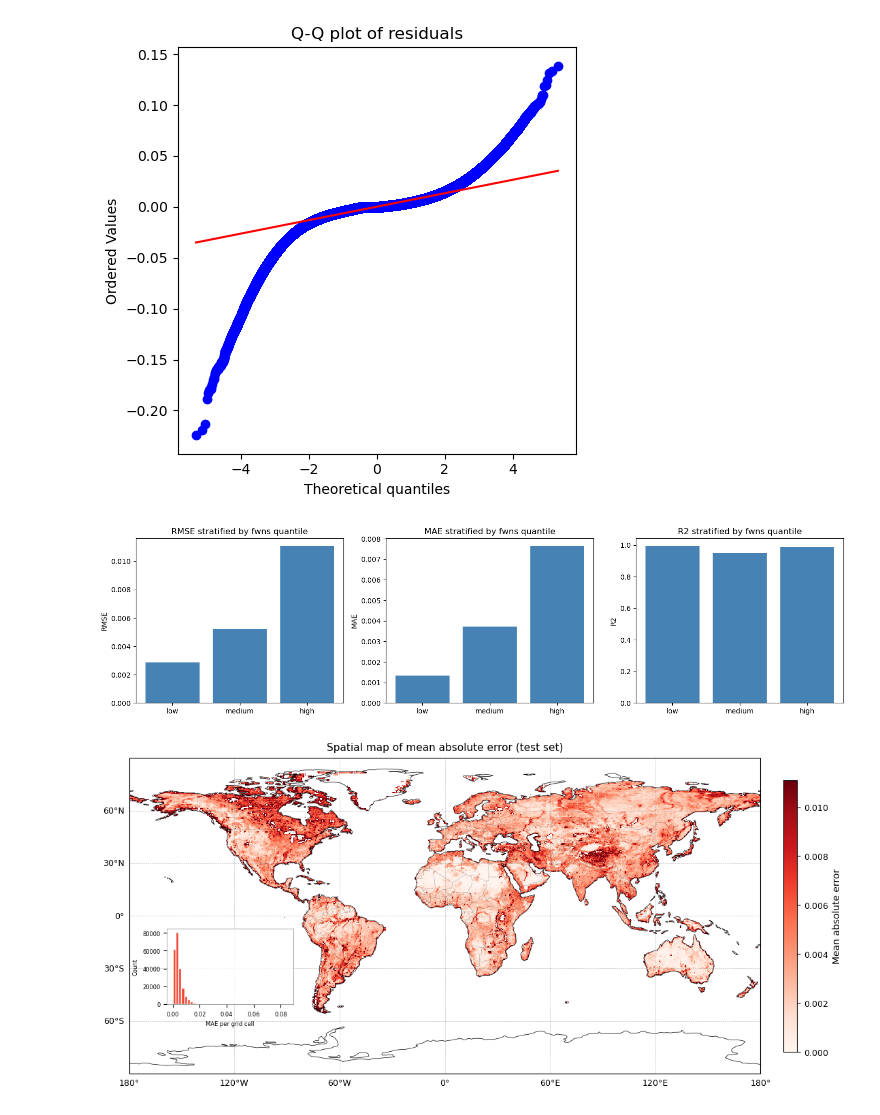
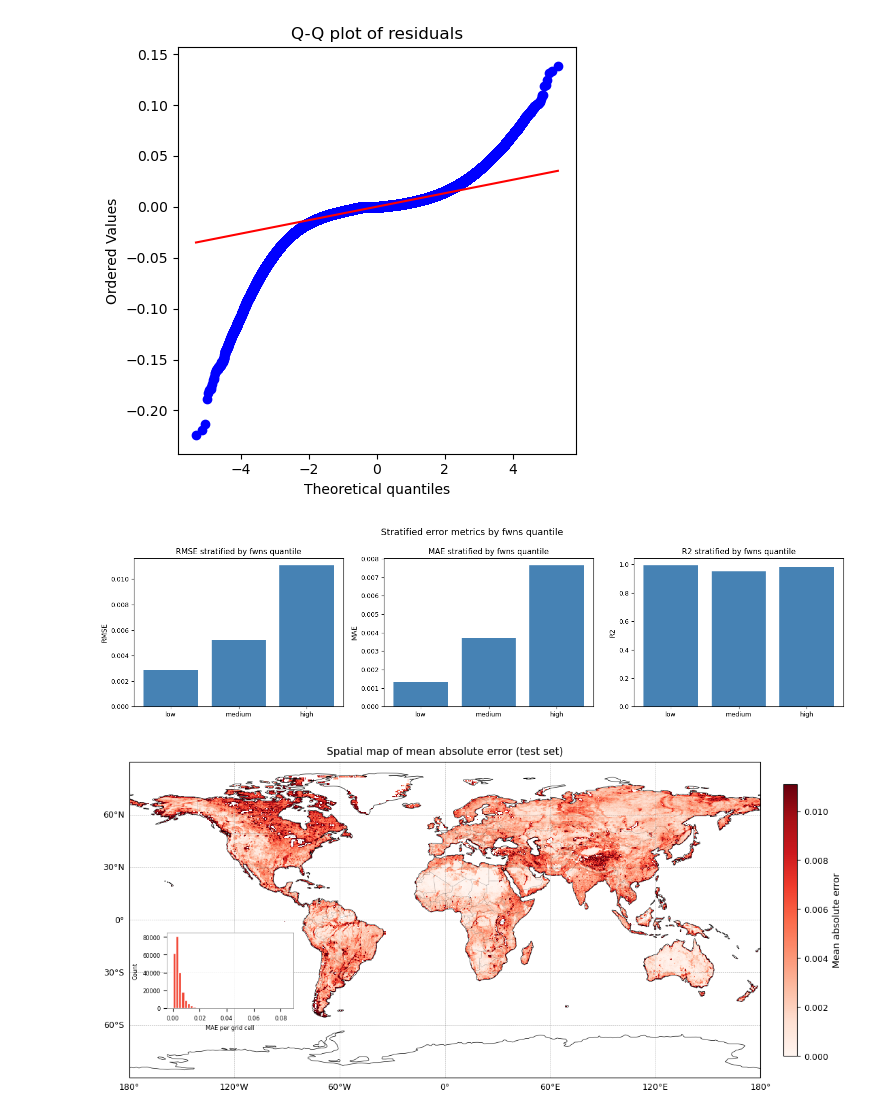
Before and after one commit to marcvem2AED/ML-framework-for-SWF-retrieval, a Jupyter notebook: 3-Model_training.ipynb, the cells around one changed output. Cells and saved outputs as stored; diff of their text form; code cells hidden in the pictures.

Commit message:
Formatted figures

```diff
--- a/3-Model_training.ipynb
+++ b/3-Model_training.ipynb
@@ -1701,7 +1723,10 @@ plt.show()
 # curved tails indicate heavy-tailed or skewed errors
 fig, ax = plt.subplots(figsize=(5, 5))
 probplot(residuals, dist='norm', plot=ax)
-ax.set_title('Q-Q plot of residuals')
+ax.set_title('Q-Q plot of residuals', fontsize=11)
+ax.set_xlabel(ax.get_xlabel(), fontsize=10)
+ax.set_ylabel(ax.get_ylabel(), fontsize=10)
+ax.tick_params(labelsize=9)
 plt.tight_layout()
 plt.show()
 # %% [output]
@@ -1721,36 +1746,39 @@ err_df['fwns_bin'] = pd.qcut(err_df['true'], q=3, labels=['low', 'medium', 'high
 # Calculate metrics by fwns quantile
 metrics = {}
 for name in ['RMSE', 'MAE', 'R2']:
     metrics[name] = []
 
 # Global mean for R2 calculation
 global_mean = err_df['true'].mean()
 
 for fwns_group in ['low', 'medium', 'high']:
     mask = err_df['fwns_bin'] == fwns_group
     group_true = err_df.loc[mask, 'true']
     group_residuals = err_df.loc[mask, 'residuals']
 
     rmse = np.sqrt(np.mean(group_residuals**2))
     mae = np.mean(np.abs(group_residuals))
     ss_res = np.sum(group_residuals**2)
     ss_tot = np.sum((group_true - global_mean)**2)
     r2 = 1 - (ss_res / ss_tot) if ss_tot > 0 else 0
 
     metrics['RMSE'].append(rmse)
     metrics['MAE'].append(mae)
     metrics['R2'].append(r2)
 
 fig, axes = plt.subplots(1, 3, figsize=(15, 4))
 fwns_labels = ['low', 'medium', 'high']
 for ax, metric in zip(axes, ['RMSE', 'MAE', 'R2']):
     ax.bar(fwns_labels, metrics[metric], color='steelblue')
-    ax.set_ylabel(metric)
-    ax.set_title(f'{metric} stratified by fwns quantile')
+    ax.set_ylabel(metric, fontsize=10)
+    ax.set_title(f'{metric} stratified by fwns quantile', fontsize=11)
+    ax.tick_params(labelsize=9)
+
+fig.suptitle('Stratified error metrics by fwns quantile', fontsize=13)
 plt.tight_layout()
 plt.show()
 # %% [output]
-[figure, old version]
+[figure, new version]
 # %%
 # Spatial map of mean absolute error per grid cell
 err_df['lat'] = df_raw.loc[test_idx, 'latitude_grid'].values
```
Also changed, not shown: parts of 9 cells of this notebook, 1 other file.
